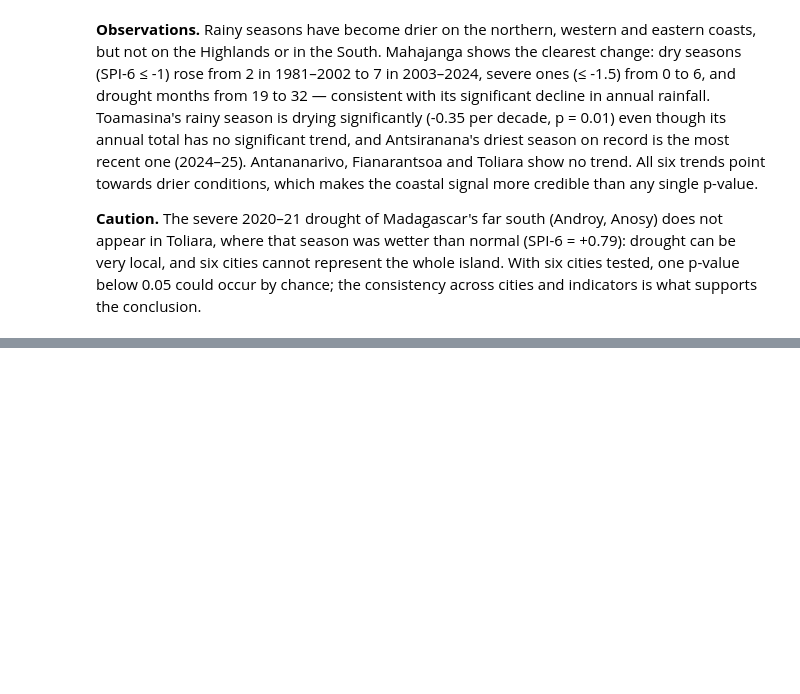
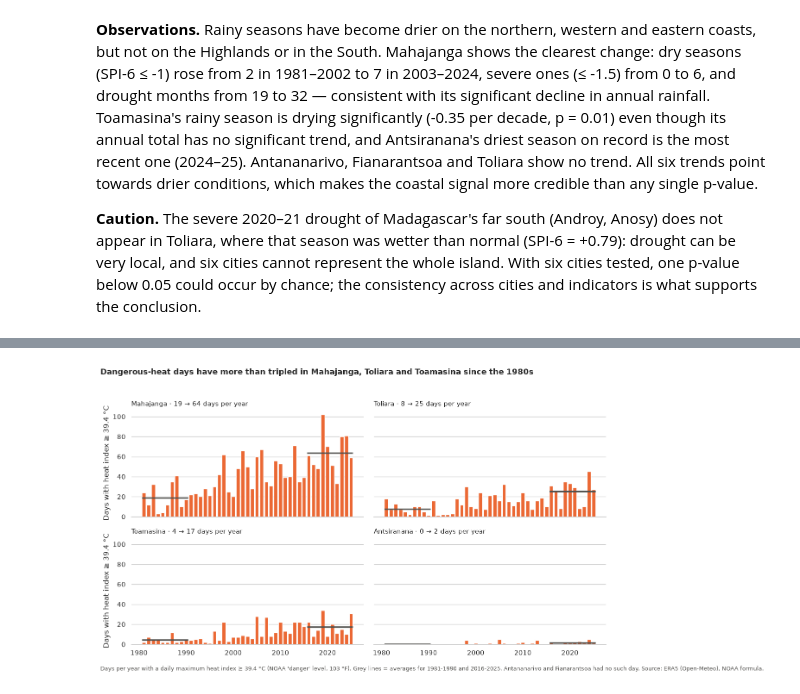
Before and after one commit to nirinaHelena/heather, a Jupyter notebook: notebooks/02_analysis.ipynb, the cells around one changed output, grey strips where cells are left out. Saved outputs shown, nothing was run; the diff lists cells and outputs as text; code cells hidden in the pictures; blank space fills up the shorter version.

```diff
--- a/notebooks/02_analysis.ipynb
+++ b/notebooks/02_analysis.ipynb
@@ -665,0 +706,28 @@ plt.show()
+# %%
+HEAT_CITIES = ["mahajanga", "toliara", "toamasina", "antsiranana"]
+
+fig, axes = plt.subplots(2, 2, figsize=(12, 7), sharex=True, sharey=True)
+
+for ax, city in zip(axes.flat, HEAT_CITIES):
+    sub = heat_days[heat_days["city"] == city]
+    row = heat_trends.loc[city]
+    ax.bar(sub["year"], sub["danger_days"], color=TEMP_COLOR, width=0.8)
+    for (y0, y1), col in [((1981, 1990), "danger_days_1981_1990"), ((2016, 2025), "danger_days_2016_2025")]:
+        ax.hlines(row[col], y0 - 0.4, y1 + 0.4, color=NOTE_COLOR, linewidth=2.5)
+    ax.set_title(f"{city.capitalize()} · {row['danger_days_1981_1990']:.0f} → "
+                 f"{row['danger_days_2016_2025']:.0f} days per year", loc="left", fontsize=11)
+    sns.despine(ax=ax, left=True)
+
+for ax in axes[:, 0]:
+    ax.set_ylabel("Days with heat index ≥ 39.4 °C")
+
+fig.suptitle("Dangerous-heat days have more than tripled in Mahajanga, Toliara and Toamasina since the 1980s",
+             x=0.01, ha="left", fontsize=13, fontweight="bold")
+fig.text(0.01, -0.02, "Days per year with a daily maximum heat index ≥ 39.4 °C (NOAA 'danger' level, 103 °F). Grey lines = averages "
+         "for 1981-1990 and 2016-2025. Antananarivo and Fianarantsoa had no such day. Source: ERA5 (Open-Meteo), NOAA formula.",
+         fontsize=9, color=NOTE_COLOR)
+fig.tight_layout(rect=[0, 0, 1, 0.95])
+fig.savefig(FIG_DIR / "06_dangerous_heat_days.png", dpi=200, bbox_inches="tight")
+plt.show()
+# %% [output]
+[figure, added]
```
Also changed, not shown: parts of 4 cells of this notebook, 10 other files.
